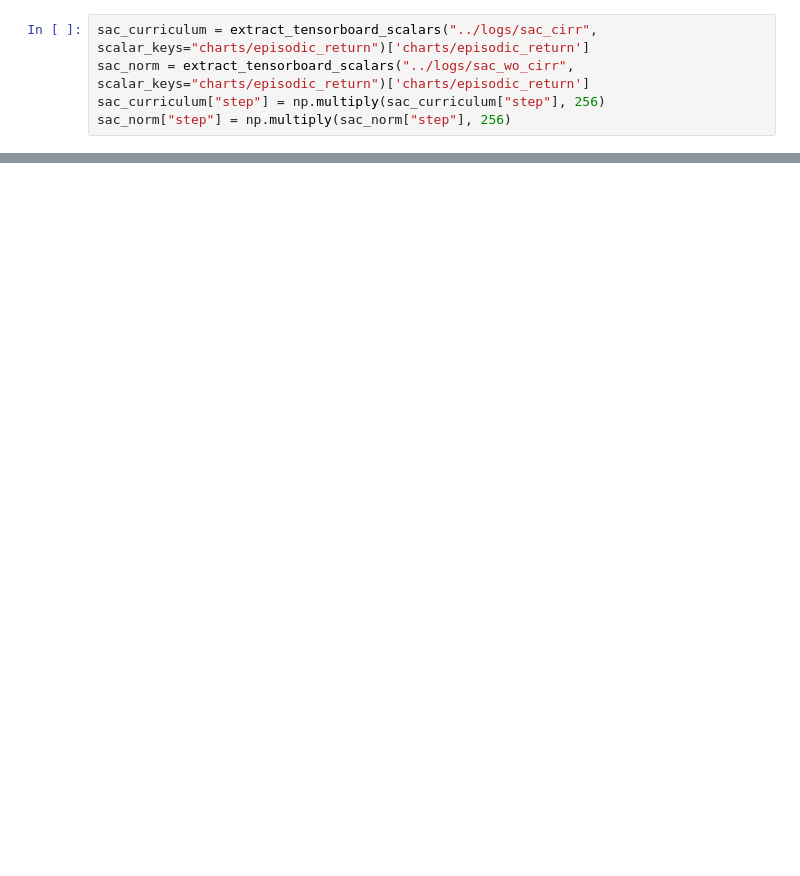
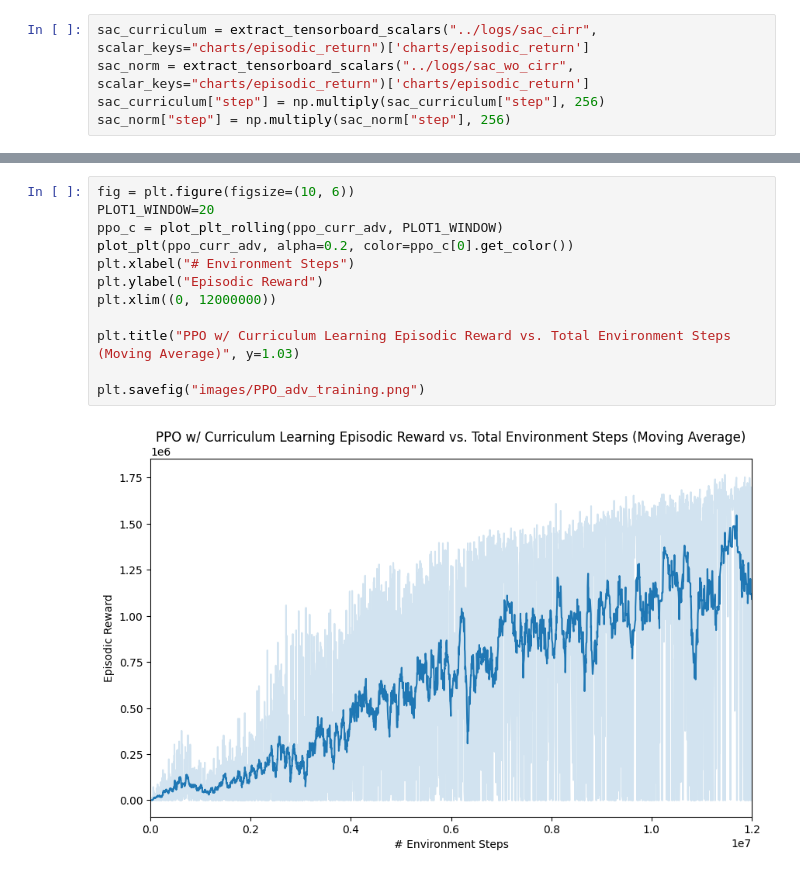
Before and after one commit to bryli/cs285_project, a Jupyter notebook: plotting/plots.ipynb, the cells around one changed output, grey strips where cells are left out. Drawn from its saved outputs; the diff is of its cells as text; blank space fills up the shorter version.

```diff
--- a/plotting/plots.ipynb
+++ b/plotting/plots.ipynb
@@ -79,0 +140,14 @@ plt.savefig("images/SAC_figure.png")
+# %%
+fig = plt.figure(figsize=(10, 6))
+PLOT1_WINDOW=20
+ppo_c = plot_plt_rolling(ppo_curr_adv, PLOT1_WINDOW)
+plot_plt(ppo_curr_adv, alpha=0.2, color=ppo_c[0].get_color())
+plt.xlabel("# Environment Steps")
+plt.ylabel("Episodic Reward")
+plt.xlim((0, 12000000))
+
+plt.title("PPO w/ Curriculum Learning Episodic Reward vs. Total Environment Steps (Moving Average)", y=1.03)
+
+plt.savefig("images/PPO_adv_training.png")
+# %% [output]
+[figure, added]
```
Also changed, not shown: parts of 8 cells of this notebook, 14 other files.
